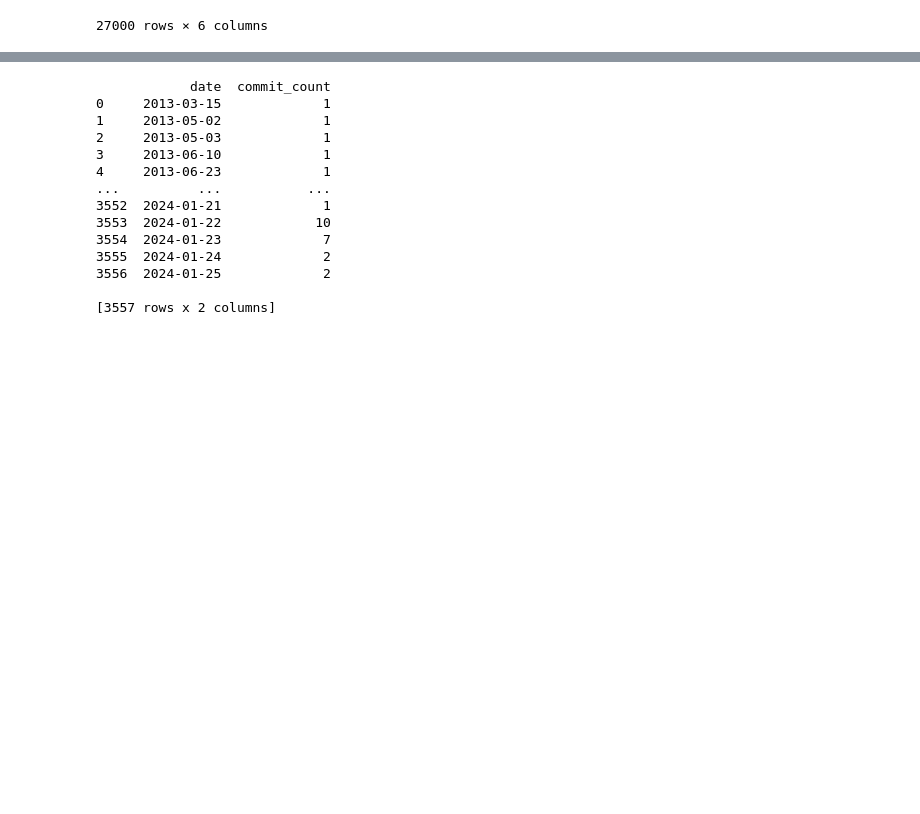
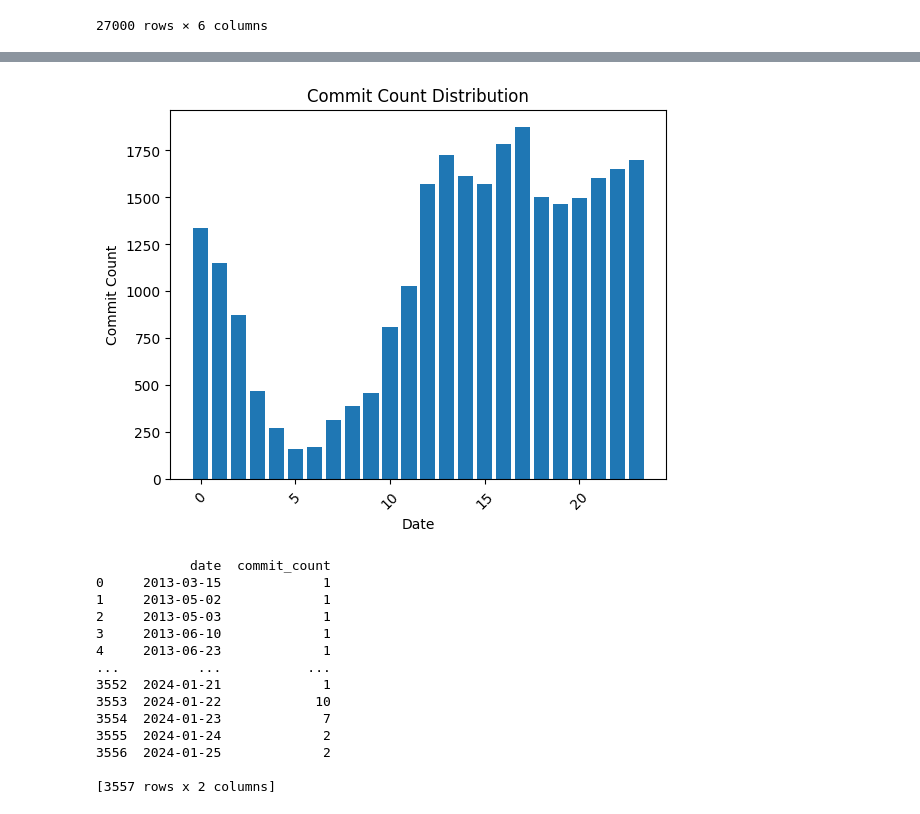
Before and after one commit to wxy2024/2023project, a Jupyter notebook: demo1.ipynb, the cells around one changed output, grey strips where cells are left out. Drawn from its saved outputs; the diff is of its cells as text; code cells hidden in the pictures; blank space fills up the shorter version.

```diff
--- a/demo1.ipynb
+++ b/demo1.ipynb
@@ -43,3 +43,10 @@ df
 | 26998 | 0eab18794b95b243cf7df401e674626da... | jreback | 2013-09-22 19:28:16+00:00 | jreback | Merge pull request #4938 from jre... | 0 |
 | 26999 | 59fd29fbd05c07ba40fcd2349388d61d5... | jreback | 2013-09-22 18:43:36+00:00 | jreback | BUG: Fixed a bug in convert_objec... | 0 |
 27000 rows × 6 columns
+# %%
+#设置一列为commit_count
+df['commit_count'] = 1
+df['hour'] = df['date'].dt.hour
+df_hour = df.drop(['sha','author','comment_count','committer','message','date'], axis=1)
+df_grouped = df_hour.groupby('hour').agg({'commit_count': 'sum'}).reset_index()
+df_grouped
@@ -46 +71,19 @@ df
+# %%
+# 绘制直方图
+plt.bar(df_grouped['hour'], df_grouped['commit_count'], width=0.8)
+
+# 设置标题和标签
+plt.title('Commit Count Distribution')
+plt.xlabel('Date')
+plt.ylabel('Commit Count')
+
+# 设置刻度标记的格式
+plt.xticks(rotation=45)
+
+# 显示图表
+plt.show()
+
+df= df.drop('hour', axis=1)
+# %% [output]
+[figure, added]
 # %%
```
Also changed, not shown: parts of 5 cells of this notebook.
